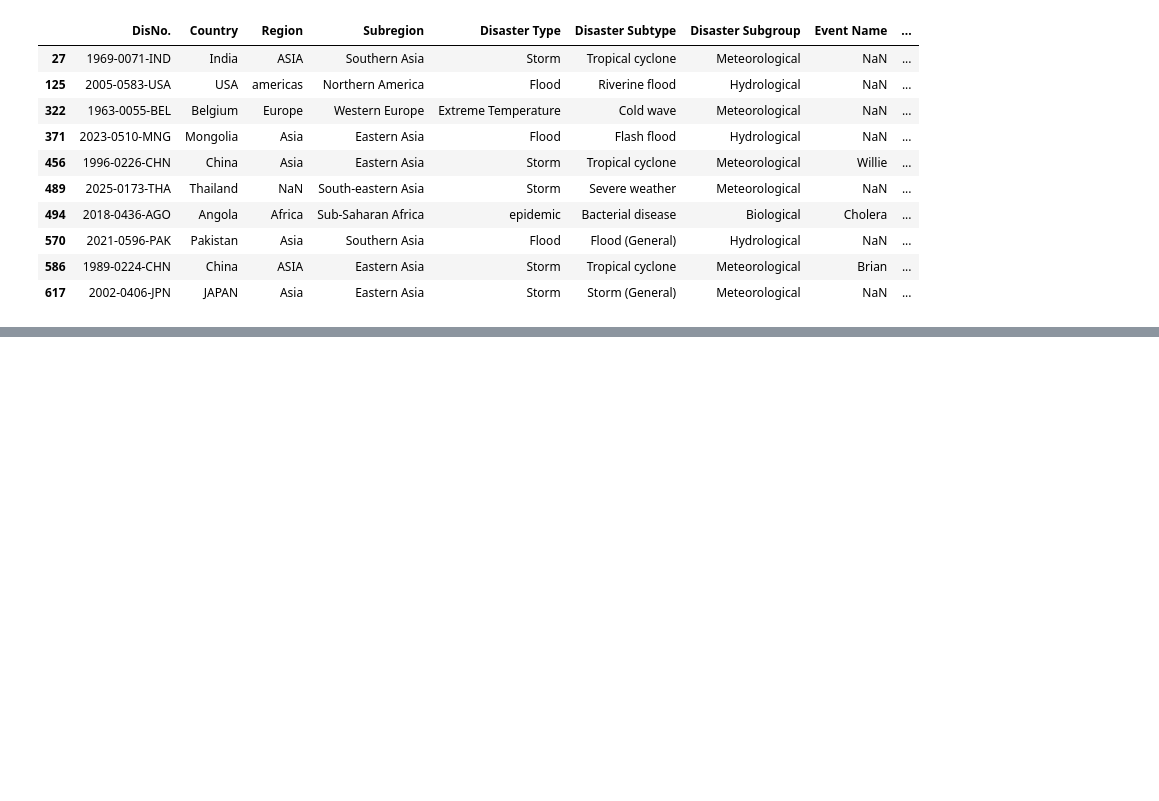
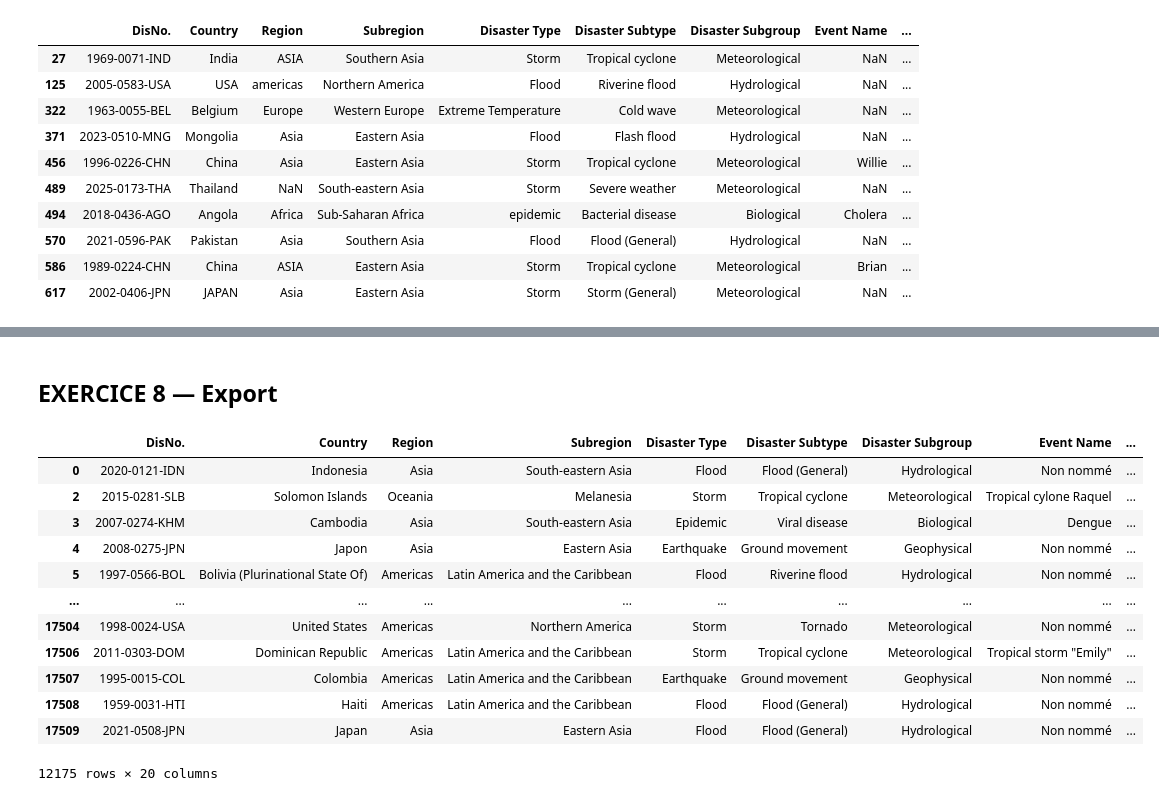
Before and after one commit to Chlooow/tp-visualisation-donnees, a Jupyter notebook: TP2/TP2-Chloe.ipynb, the cells around one changed output, grey strips where cells are left out. Cells and saved outputs as stored; diff of their text form; code cells hidden in the pictures; blank space fills up the shorter version.

Commit message:
Fin du TP de nettoyage
Il reste la partie sur Tableau Exo 9.

```diff
--- a/TP2/TP2-Chloe.ipynb
+++ b/TP2/TP2-Chloe.ipynb
@@ -199,0 +455,9 @@ df[df.duplicated(keep=False)].head(10)
+# %%
+# 4. Nettoyez Country : strip + title case
+df.loc[:, 'Country'] = df['Country'].str.strip().str.title()
+# %%
+# 5. Corrigez les variantes de pays (USA → United States, etc.)
+df.loc[:, 'Country'] = df['Country'].replace({
+    'Usa': 'United States',
+    'United States Of America': 'United States'
+})
@@ -199,0 +485,6 @@ df[df.duplicated(keep=False)].head(10)
+# %%
+# 1. Créez une colonne Decennie à partir de Start Year
+df.loc[:, 'Decennie'] = (df['Start Year'] // 10) * 10
+# %%
+# 2. Créez une colonne Has_Deaths (booléen : True si Total Deaths > 0)
+df.loc[:, 'Has_Deaths'] = df['Total Deaths'] > 0
@@ -199,0 +501,21 @@ df[df.duplicated(keep=False)].head(10)
+# %% [markdown]
+## EXERCICE 8 — Export
+# %%
+# Sélectionnez les colonnes utiles pour l'analyse
+
+df_clean = df.copy()
+df_clean
+# %% [output]
+|  | DisNo. | Country | Region | Subregion | Disaster Type | Disaster Subtype | Disaster Subgroup | Event Name | ... |
+| 0 | 2020-0121-IDN | Indonesia | Asia | South-eastern Asia | Flood | Flood (General) | Hydrological | Non nommé | ... |
+| 2 | 2015-0281-SLB | Solomon Islands | Oceania | Melanesia | Storm | Tropical cyclone | Meteorological | Tropical cylone Raquel | ... |
+| 3 | 2007-0274-KHM | Cambodia | Asia | South-eastern Asia | Epidemic | Viral disease | Biological | Dengue | ... |
+| 4 | 2008-0275-JPN | Japon | Asia | Eastern Asia | Earthquake | Ground movement | Geophysical | Non nommé | ... |
+| 5 | 1997-0566-BOL | Bolivia (Plurinational State Of) | Americas | Latin America and the Caribbean | Flood | Riverine flood | Hydrological | Non nommé | ... |
+| ... | ... | ... | ... | ... | ... | ... | ... | ... | ... |
+| 17504 | 1998-0024-USA | United States | Americas | Northern America | Storm | Tornado | Meteorological | Non nommé | ... |
+| 17506 | 2011-0303-DOM | Dominican Republic | Americas | Latin America and the Caribbean | Storm | Tropical cyclone | Meteorological | Tropical storm "Emily" | ... |
+| 17507 | 1995-0015-COL | Colombia | Americas | Latin America and the Caribbean | Earthquake | Ground movement | Geophysical | Non nommé | ... |
+| 17508 | 1959-0031-HTI | Haiti | Americas | Latin America and the Caribbean | Flood | Flood (General) | Hydrological | Non nommé | ... |
+| 17509 | 2021-0508-JPN | Japan | Asia | Eastern Asia | Flood | Flood (General) | Hydrological | Non nommé | ... |
+12175 rows × 20 columns
```
Also changed, not shown: parts of 51 cells of this notebook, 1 other file.
